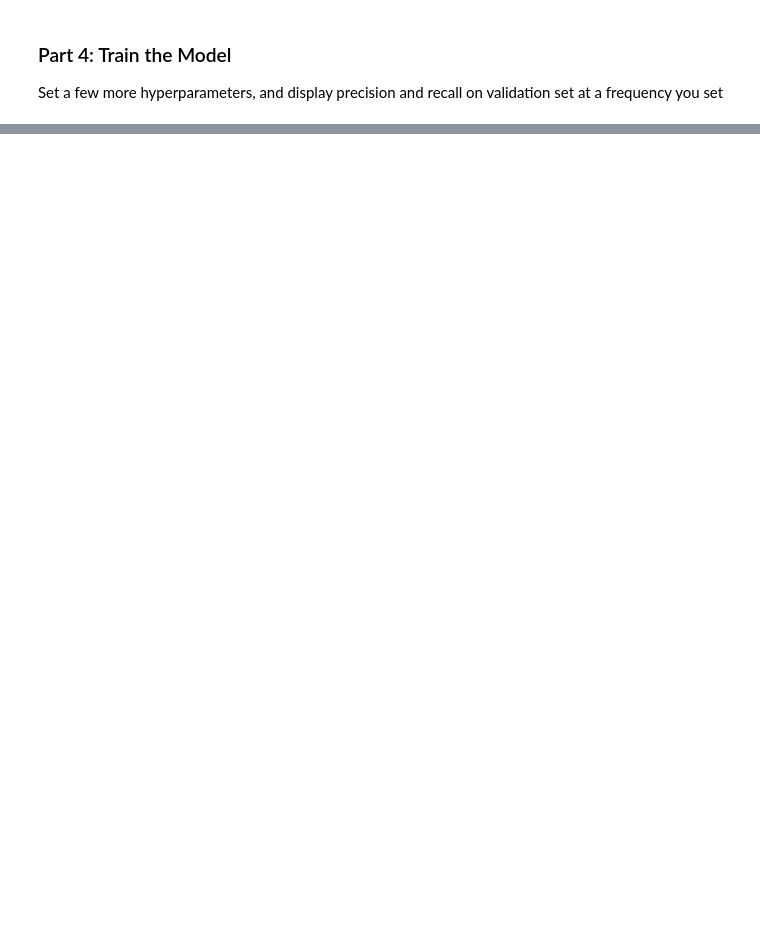
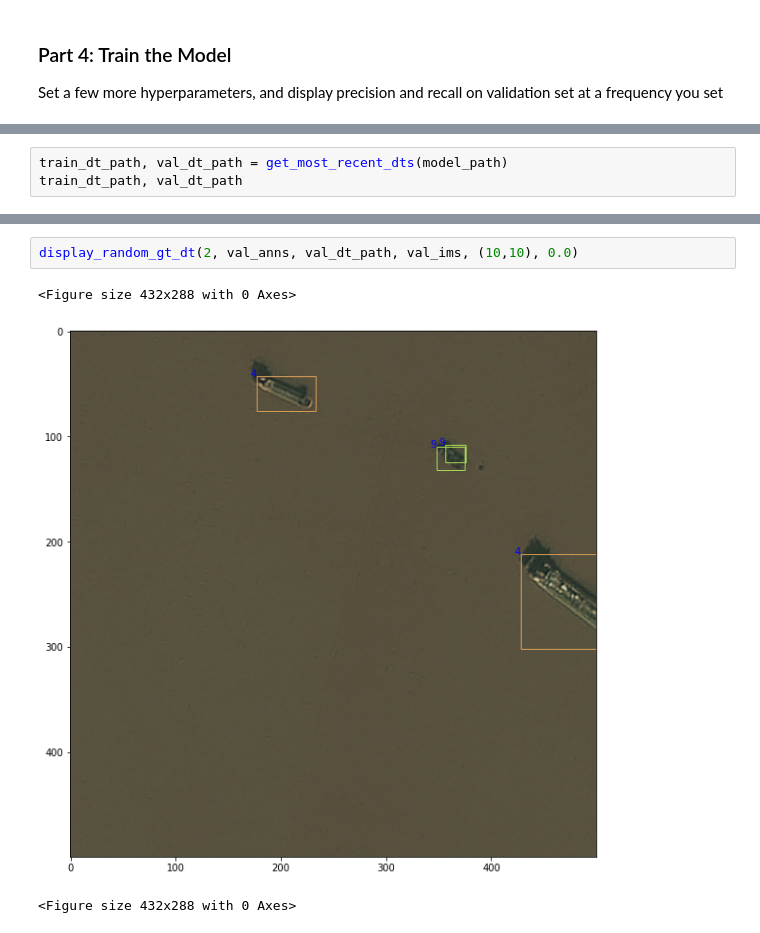
Before and after one commit to lawsonk16/Object-Detection, a Jupyter notebook: FasterRcnn.ipynb, the cells around one changed output, grey strips where cells are left out. Drawn from its saved outputs; the diff is of its cells as text; blank space fills up the shorter version.

```diff
--- a/FasterRcnn.ipynb
+++ b/FasterRcnn.ipynb
@@ -150,0 +148,3 @@ Training epoch 2 of 5
+# %%
+train_dt_path, val_dt_path = get_most_recent_dts(model_path)
+train_dt_path, val_dt_path
@@ -150,0 +198,6 @@ Training epoch 2 of 5
+# %%
+display_random_gt_dt(2, val_anns, val_dt_path, val_ims, (10,10), 0.0)
+# %% [output]
+<Figure size 432x288 with 0 Axes>
+[figure, added]
+<Figure size 432x288 with 0 Axes>
```
Also changed, not shown: parts of 21 cells of this notebook.
